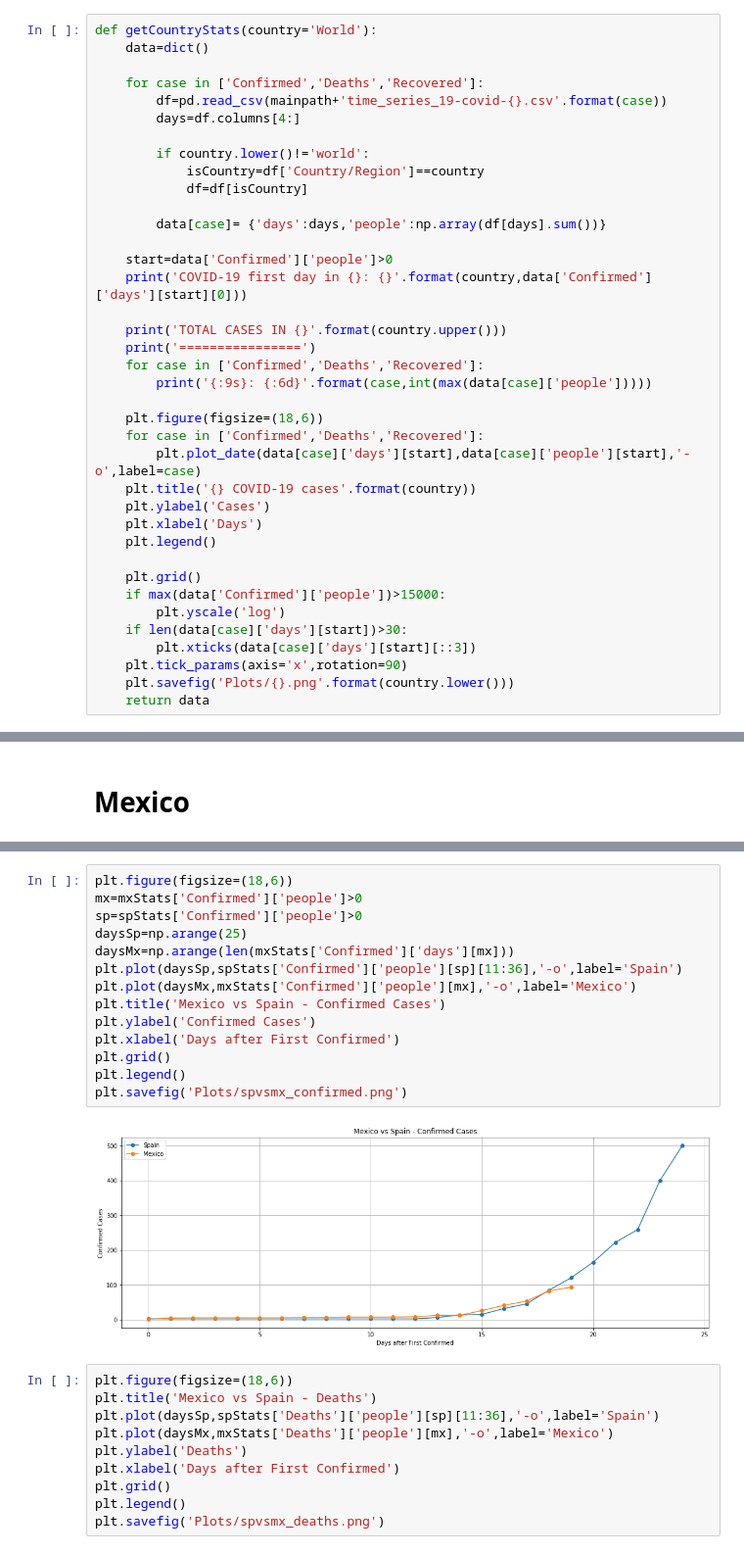
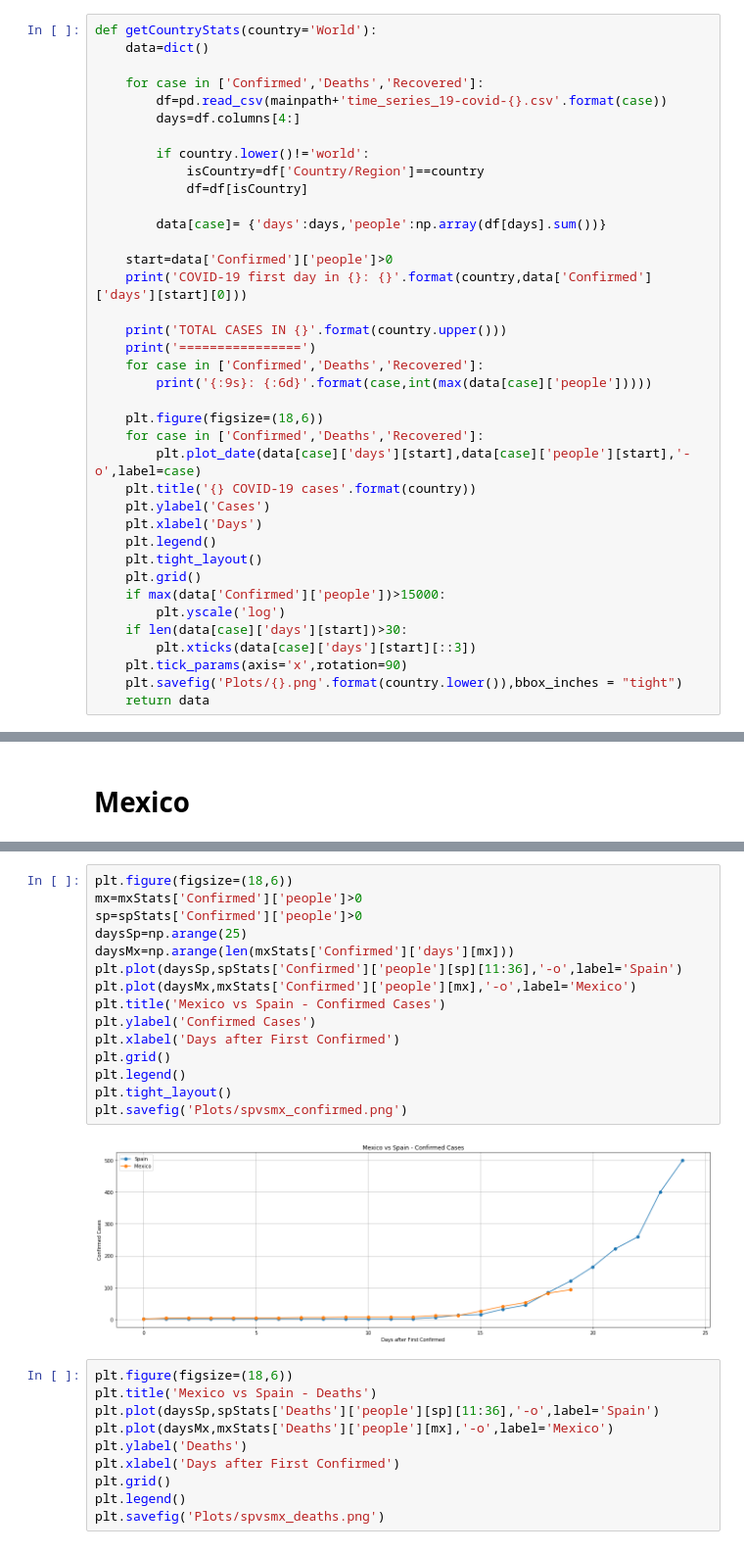
Before and after one commit to HiramHerrera/COVID-19, a Jupyter notebook: MXdata/covid_stats.ipynb, the cells around one changed output, grey strips where cells are left out. Shown: that part at 98% size. Saved outputs shown, nothing was run; the diff lists cells and outputs as text.

Commit message:
Fixed plots

```diff
--- a/MXdata/covid_stats.ipynb
+++ b/MXdata/covid_stats.ipynb
@@ -36,14 +36,14 @@ def getCountryStats(country='World'):
     plt.ylabel('Cases')
     plt.xlabel('Days')
     plt.legend()
-
+    plt.tight_layout()
     plt.grid()
     if max(data['Confirmed']['people'])>15000:
         plt.yscale('log')
     if len(data[case]['days'][start])>30:
         plt.xticks(data[case]['days'][start][::3])
     plt.tick_params(axis='x',rotation=90)
-    plt.savefig('Plots/{}.png'.format(country.lower()))
+    plt.savefig('Plots/{}.png'.format(country.lower()),bbox_inches = "tight")
     return data
 # %% [markdown]
 # World
@@ -83,19 +83,20 @@ Recovered:   1081
 # %%
 plt.figure(figsize=(18,6))
 mx=mxStats['Confirmed']['people']>0
 sp=spStats['Confirmed']['people']>0
 daysSp=np.arange(25)
 daysMx=np.arange(len(mxStats['Confirmed']['days'][mx]))
 plt.plot(daysSp,spStats['Confirmed']['people'][sp][11:36],'-o',label='Spain')
 plt.plot(daysMx,mxStats['Confirmed']['people'][mx],'-o',label='Mexico')
 plt.title('Mexico vs Spain - Confirmed Cases')
 plt.ylabel('Confirmed Cases')
 plt.xlabel('Days after First Confirmed')
 plt.grid()
 plt.legend()
+plt.tight_layout()
 plt.savefig('Plots/spvsmx_confirmed.png')
 # %% [output]
-[figure, old version]
+[figure, new version]
 # %%
 plt.figure(figsize=(18,6))
 plt.title('Mexico vs Spain - Deaths')
```
Also changed, not shown: parts of 3 cells of this notebook, 5 other files.
